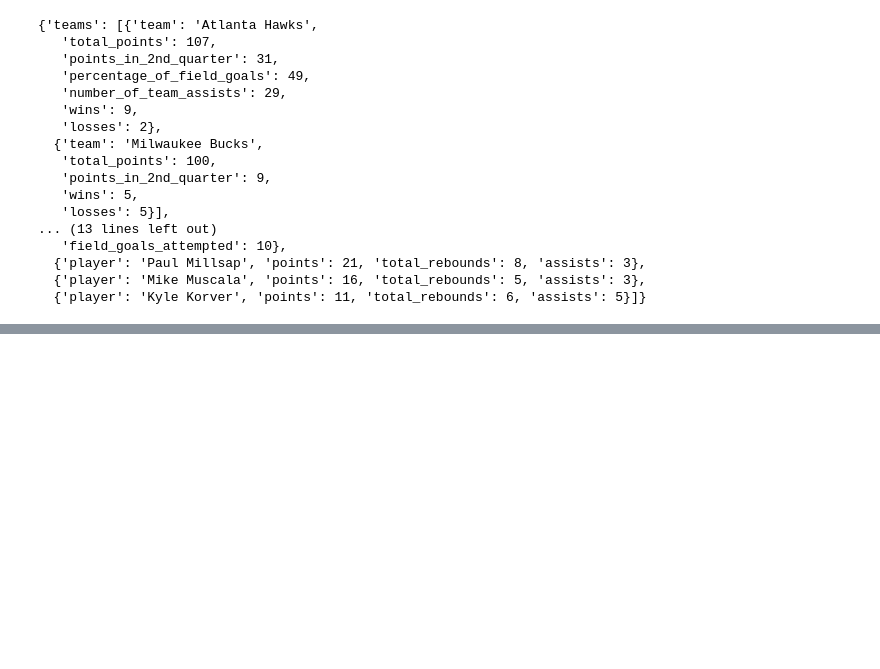
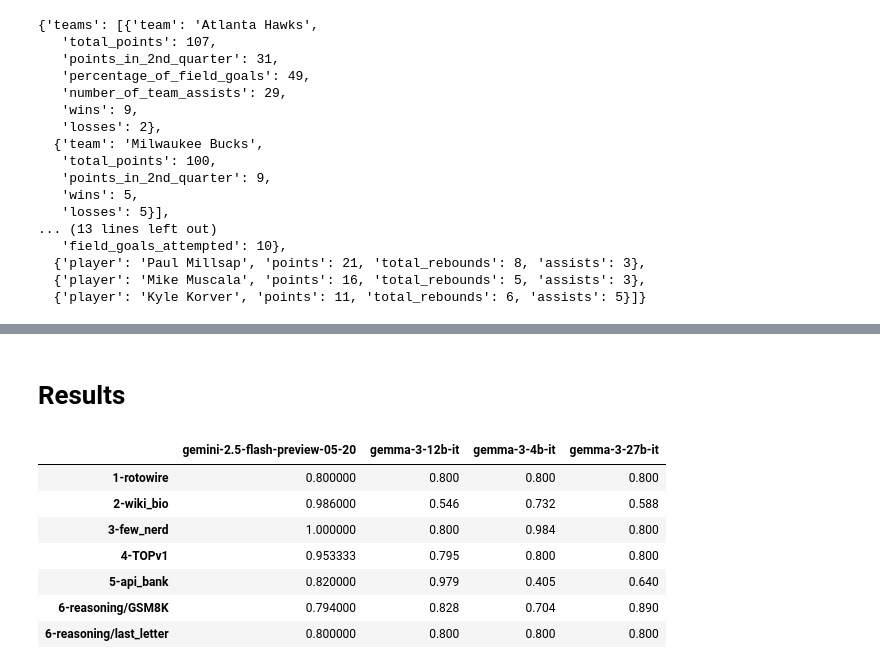
Before and after one commit to matthieudelsart/structured-outputs-benchmark, a Jupyter notebook: notebooks/bench_basis.ipynb, the cells around one changed output, grey strips where cells are left out. Saved outputs shown, nothing was run; the diff lists cells and outputs as text; code cells hidden in the pictures; blank space fills up the shorter version.

````diff
--- a/notebooks/bench_basis.ipynb
+++ b/notebooks/bench_basis.ipynb
@@ -71,0 +122,21 @@
+# %%
+import json
+
+s = """```json
+{
+    'article_title': "Bibs Ekkel",
+    'associated_acts': "tziganka; balalaika potpourri; russian tornado",
+    'background': "mixed polish-english",
+    'birth_date': "1946-01-11",
+    'birth_name': "",
+    'genre': "russian folk music",
+    'instrument': "balalaika",
+    'name': "Bibs Ekkel",
+    'occupation': "balalaika player; lecturer; music adviser",
+    'origin': "brighton",
+    'years_active': "19751946"
+}
+```"""
+
+a = s.replace("```json", "").replace("```", "")
+json.loads(a)
@@ -71,0 +145,3 @@
+# %%
+print(a)
+json.loads(a)
@@ -71,0 +163,29 @@
+# %% [markdown]
+# Results
+# %%
+import pandas as pd
+import json
+from pprint import pprint
+
+results = json.load(open("results/bench_results.json"))
+
+reshuffle = {}
+for metric in ["is_valid", "correctness", "compliance"]:
+    reshuffle[metric] = {
+        model: {
+            task: results[model][task][metric]
+            for task in results[model]
+        }
+        for model in results
+    }
+
+pd.DataFrame(reshuffle["is_valid"])
+# %% [output]
+|  | gemini-2.5-flash-preview-05-20 | gemma-3-12b-it | gemma-3-4b-it | gemma-3-27b-it |
+| 1-rotowire | 0.800000 | 0.800 | 0.800 | 0.800 |
+| 2-wiki_bio | 0.986000 | 0.546 | 0.732 | 0.588 |
+| 3-few_nerd | 1.000000 | 0.800 | 0.984 | 0.800 |
+| 4-TOPv1 | 0.953333 | 0.795 | 0.800 | 0.800 |
+| 5-api_bank | 0.820000 | 0.979 | 0.405 | 0.640 |
+| 6-reasoning/GSM8K | 0.794000 | 0.828 | 0.704 | 0.890 |
+| 6-reasoning/last_letter | 0.800000 | 0.800 | 0.800 | 0.800 |
````
Also changed, not shown: parts of 9 cells of this notebook, 42 other files.
